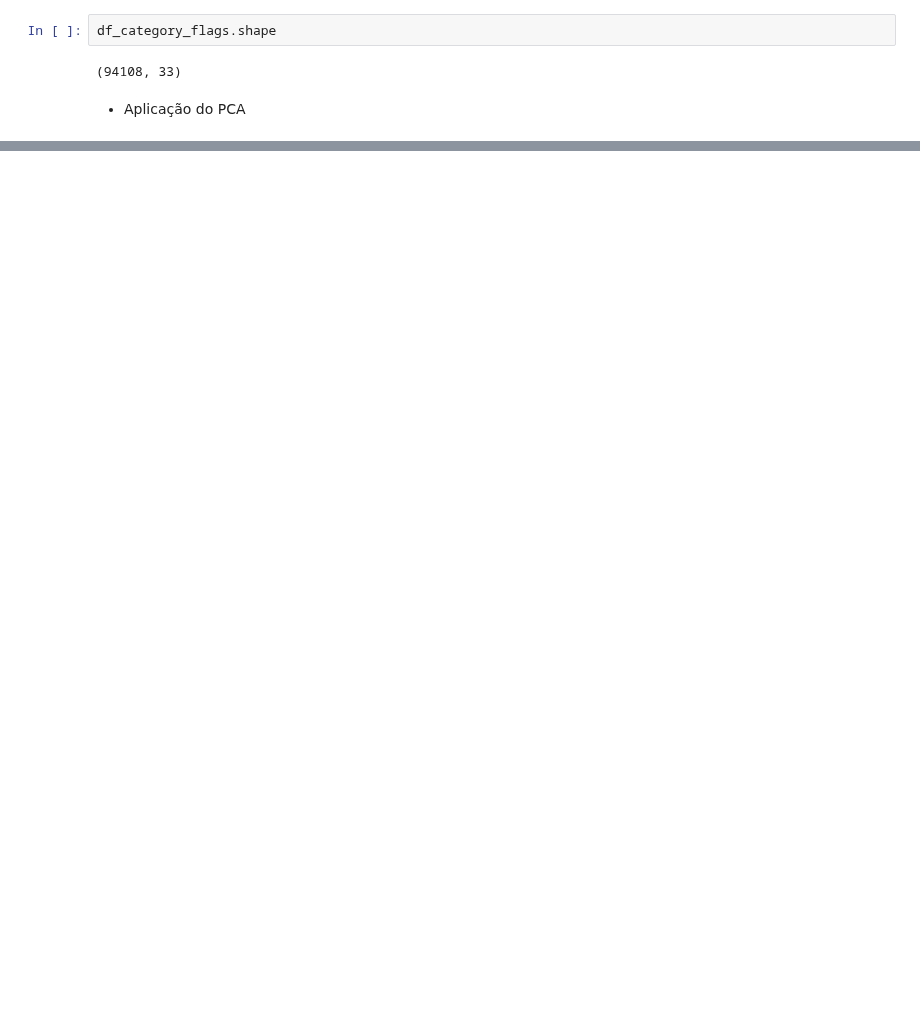
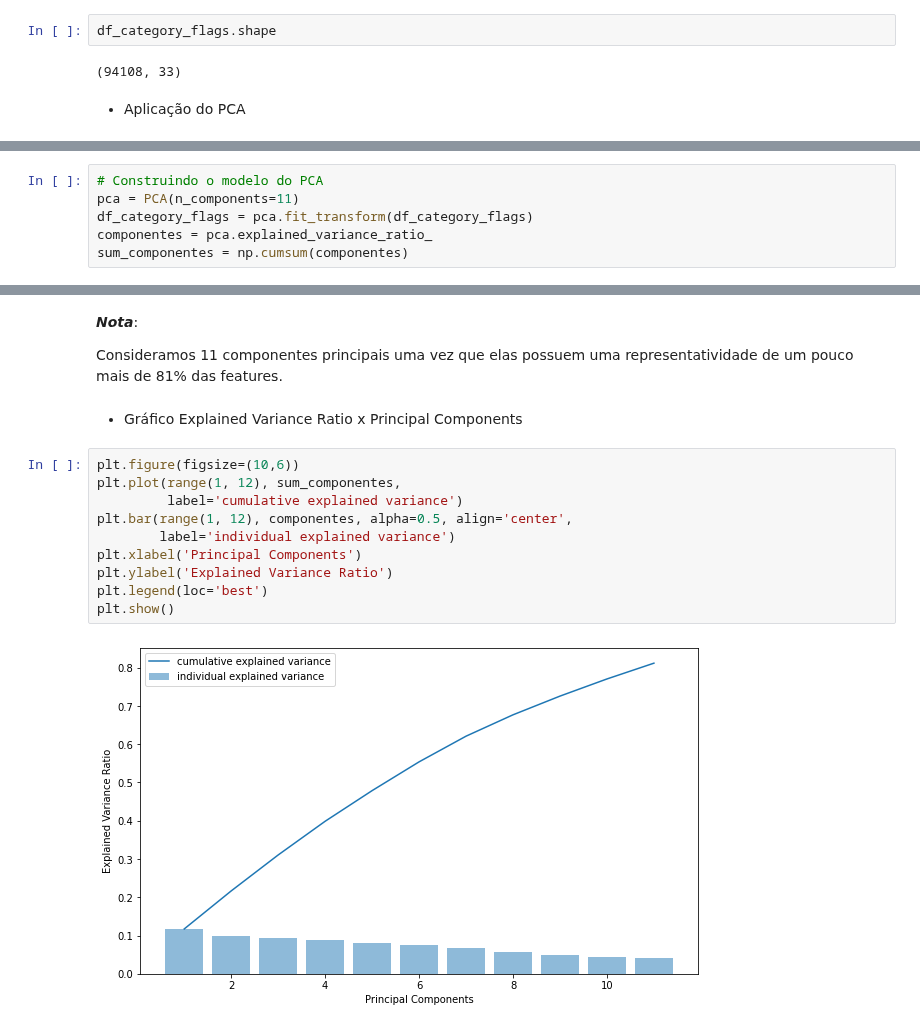
Before and after one commit to smalvar/olist-e-commerce, a Jupyter notebook: PCA_analysis.ipynb, the cells around one changed output, grey strips where cells are left out. Drawn from its saved outputs; the diff is of its cells as text; blank space fills up the shorter version.

Commit message:
Add plot Explained Variance Ratio x PC plot

```diff
--- a/PCA_analysis.ipynb
+++ b/PCA_analysis.ipynb
@@ -291,0 +288,6 @@ Agora sim iremos analisar as categorias compradas por cada cliente e para isso u
+# %%
+# Construindo o modelo do PCA
+pca = PCA(n_components=11)
+df_category_flags = pca.fit_transform(df_category_flags)
+componentes = pca.explained_variance_ratio_
+sum_componentes = np.cumsum(componentes)
@@ -291,0 +308,18 @@ Agora sim iremos analisar as categorias compradas por cada cliente e para isso u
+# %% [markdown]
+***Nota***:
+
+Consideramos 11 componentes principais uma vez que elas possuem uma representatividade de um pouco mais de 81% das features.
+# %% [markdown]
+- Gráfico Explained Variance Ratio x Principal Components
+# %%
+plt.figure(figsize=(10,6))
+plt.plot(range(1, 12), sum_componentes,
+         label='cumulative explained variance')
+plt.bar(range(1, 12), componentes, alpha=0.5, align='center',
+        label='individual explained variance')
+plt.xlabel('Principal Components')
+plt.ylabel('Explained Variance Ratio')
+plt.legend(loc='best')
+plt.show()
+# %% [output]
+[figure, added]
```
Also changed, not shown: parts of 5 cells of this notebook.
